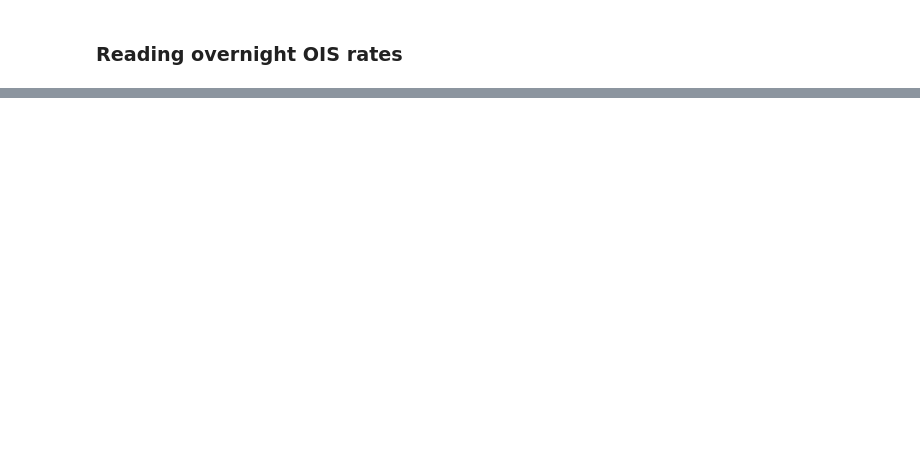
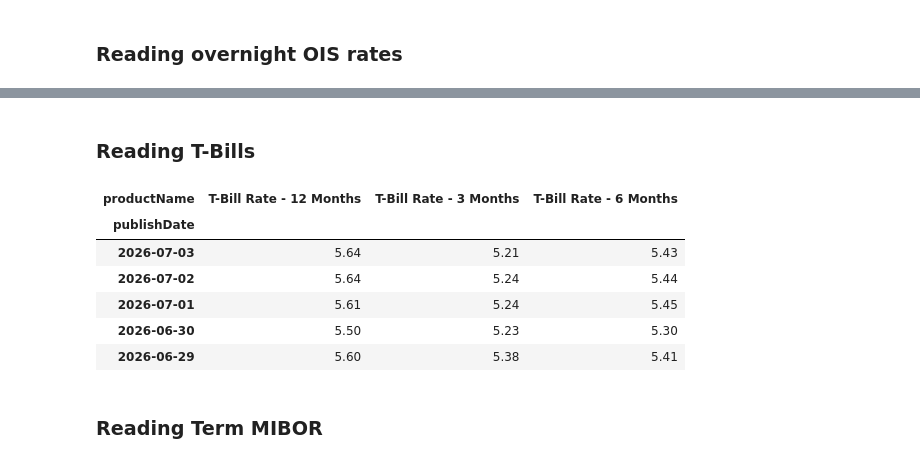
Before and after one commit to rajeeb504/IR-curve-bootstrapping, a Jupyter notebook: Interest_Rate_Curve.ipynb, the cells around one changed output, grey strips where cells are left out. Saved outputs shown, nothing was run; the diff lists cells and outputs as text; code cells hidden in the pictures; blank space fills up the shorter version.

```diff
--- a/Interest_Rate_Curve.ipynb
+++ b/Interest_Rate_Curve.ipynb
@@ -88,0 +117,2 @@ on_MIBOR_df.drop(columns= ['productName'], inplace= True)
+# %% [markdown]
+### Reading T-Bills
@@ -88,0 +165,16 @@ on_MIBOR_df.drop(columns= ['productName'], inplace= True)
+# %%
+url = "https://www.fbil.org.in/wasdm/tbill/fetchcommongraph/3M"
+
+tbill_df = get_T_Bills(url)
+
+tbill_df.head()
+# %% [output]
+| productName | T-Bill Rate - 12 Months | T-Bill Rate - 3 Months | T-Bill Rate - 6 Months |
+| publishDate |  |  |  |
+| 2026-07-03 | 5.64 | 5.21 | 5.43 |
+| 2026-07-02 | 5.64 | 5.24 | 5.44 |
+| 2026-07-01 | 5.61 | 5.24 | 5.45 |
+| 2026-06-30 | 5.50 | 5.23 | 5.30 |
+| 2026-06-29 | 5.60 | 5.38 | 5.41 |
+# %% [markdown]
+### Reading Term MIBOR
```
Also changed, not shown: parts of 10 cells of this notebook.
